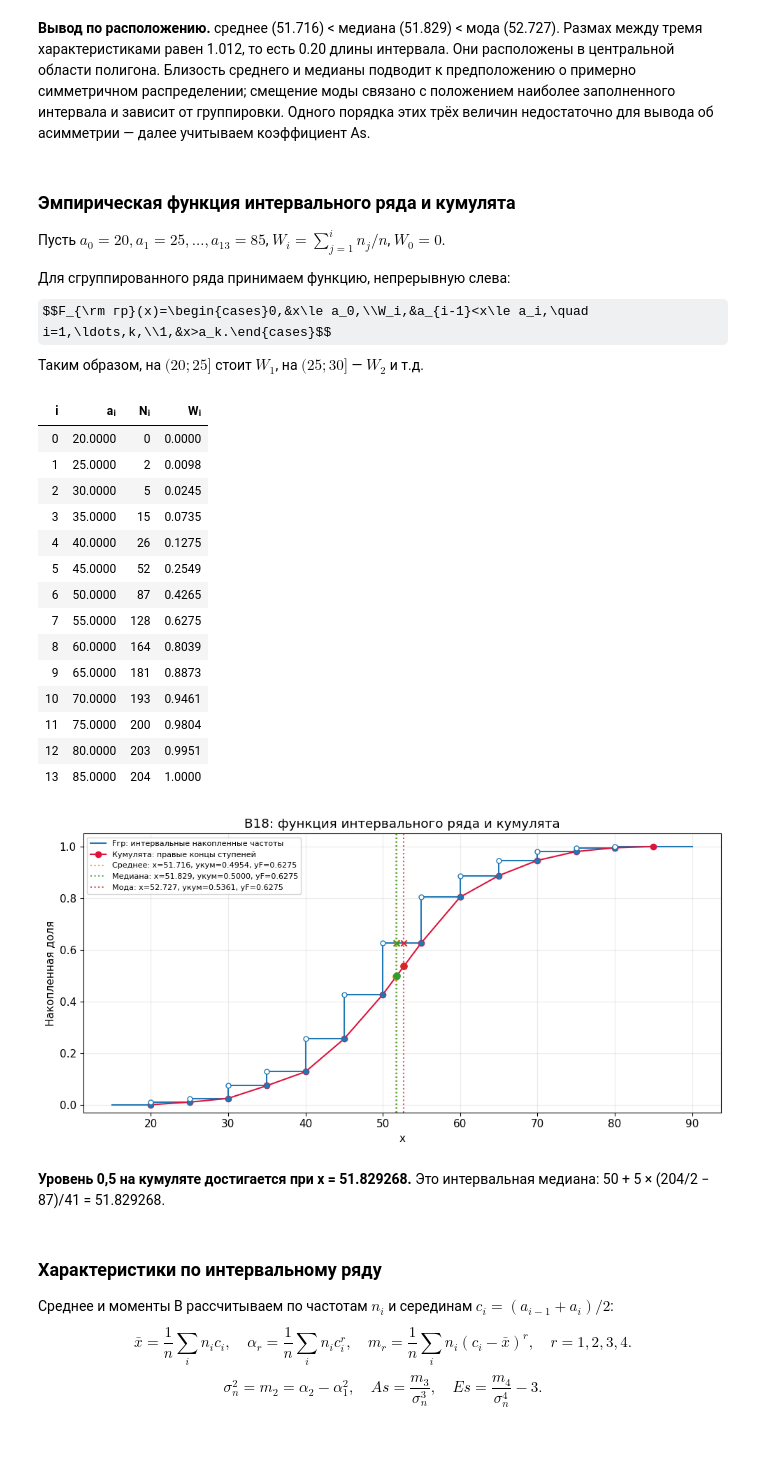
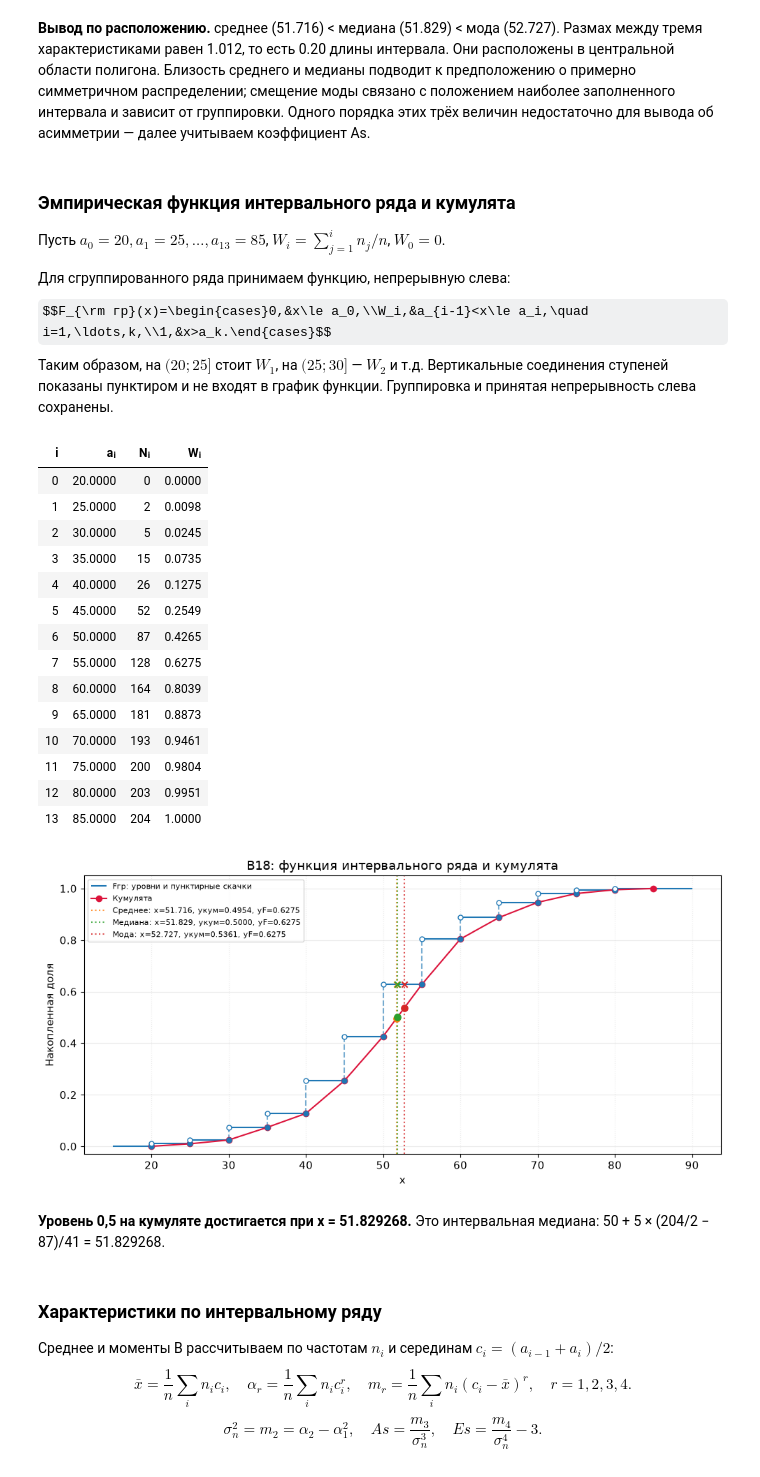
Before and after one commit to Crocron4ik/mathstat_lab1, a Jupyter notebook: mathstat_variant18.ipynb, the cells around one changed output. Drawn from its saved outputs; the diff is of its cells as text; code cells hidden in the pictures; some formulas as TeX source; blank space fills up the shorter version.

```diff
--- a/mathstat_variant18.ipynb
+++ b/mathstat_variant18.ipynb
@@ -34,6 +34,20 @@ def interval_text(ci, domain_lower=None, domain_upper=None):
     return f"{left}{ci[0]:.{digits}f}; {upper}{right}"
 def note(text):
     display(Markdown(text))
+
+
+def left_step_plot(ax, jumps, cumulative, left, right, label):
+    """Сплошные уровни; пунктирные соединения не принадлежат графику функции."""
+    jumps = np.asarray(jumps)
+    cumulative = np.asarray(cumulative)
+    lower = np.r_[0, cumulative[:-1]]
+    boundaries = np.r_[left, jumps, right]
+    ax.hlines(np.r_[0, cumulative], boundaries[:-1], boundaries[1:],
+              color='C0', linewidth=1.5, label=label)
+    ax.vlines(jumps, lower, cumulative, color='C0', linestyle='--', alpha=.6)
+    ax.scatter(jumps, lower, color='C0', s=25, zorder=5)
+    ax.scatter(jumps, cumulative, facecolors='white', edgecolors='C0', s=25, zorder=5)
+    ax.xaxis.grid(True, linestyle=':', alpha=.25)
 # %% [markdown]
 ## Исходные данные
 
@@ -638,40 +677,39 @@ assert edges[0] == 20 and edges[-1] == 85 and np.all(np.diff(edges) == 5)
 Для сгруппированного ряда принимаем функцию, непрерывную слева:
 $$F_{\rm гр}(x)=\begin{cases}0,&x\le a_0,\\W_i,&a_{i-1}<x\le a_i,\quad i=1,\ldots,k,\\1,&x>a_k.\end{cases}$$
 Таким образом, на $(20;25]$ стоит $W_1$, на $(25;30]$ — $W_2$ и т.д.
+Вертикальные соединения ступеней показаны пунктиром и не входят в график функции. Группировка и принятая непрерывность слева сохранены.
 # %%
 cum_group = np.r_[0, np.cumsum(wB)]
 table(pd.DataFrame({"i": np.arange(kB+1), "aᵢ": edges,
                     "Nᵢ": np.r_[0, fB.cumsum()], "Wᵢ": cum_group}))
 fig, ax = plt.subplots()
-ax.step(np.r_[edges[0]-h, edges, edges[-1]+h], np.r_[0, cum_group, 1],
-        where='pre', label="Fгр: интервальные накопленные частоты")
-ax.plot(edges, cum_group, 'o-', color='crimson', label="Кумулята: правые концы ступеней")
-ax.scatter(edges[:-1], cum_group[:-1], color='C0', s=25, zorder=4)
-ax.scatter(edges[:-1], cum_group[1:], facecolors='white', edgecolors='C0', s=25, zorder=4)
+left_step_plot(ax, edges[:-1], cum_group[1:], edges[0]-h, edges[-1]+h,
+               "Fгр: уровни и пунктирные скачки")
+ax.plot(edges, cum_group, 'o-', color='crimson', label="Кумулята")
 mark_b(ax, "cumulative")
 ax.set(xlabel="x", ylabel="Накопленная доля", title="B18: функция интервального ряда и кумулята", ylim=(-.03,1.05))
 ax.legend(loc='upper left', fontsize=8); plt.show()
 
 note(f"**Уровень 0,5 на кумуляте достигается при x = {median_group:.6f}.** "
      f"Это интервальная медиана: {edges[med_idx]:g} + {h:g} × "
      f"({nB}/2 − {fB[:med_idx].sum()})/{fB[med_idx]} = {median_group:.6f}.")
 # %% [output]
 | i | aᵢ | Nᵢ | Wᵢ |
 | 0 | 20.0000 | 0 | 0.0000 |
 | 1 | 25.0000 | 2 | 0.0098 |
 | 2 | 30.0000 | 5 | 0.0245 |
 | 3 | 35.0000 | 15 | 0.0735 |
 | 4 | 40.0000 | 26 | 0.1275 |
 | 5 | 45.0000 | 52 | 0.2549 |
 | 6 | 50.0000 | 87 | 0.4265 |
 | 7 | 55.0000 | 128 | 0.6275 |
 | 8 | 60.0000 | 164 | 0.8039 |
 | 9 | 65.0000 | 181 | 0.8873 |
 | 10 | 70.0000 | 193 | 0.9461 |
 | 11 | 75.0000 | 200 | 0.9804 |
 | 12 | 80.0000 | 203 | 0.9951 |
 | 13 | 85.0000 | 204 | 1.0000 |
-[figure, old version]
+[figure, new version]
 **Уровень 0,5 на кумуляте достигается при x = 51.829268.** Это интервальная медиана: 50 + 5 × (204/2 − 87)/41 = 51.829268.
 # %% [markdown]
 ### Характеристики по интервальному ряду
```
Also changed, not shown: parts of 22 cells of this notebook.
